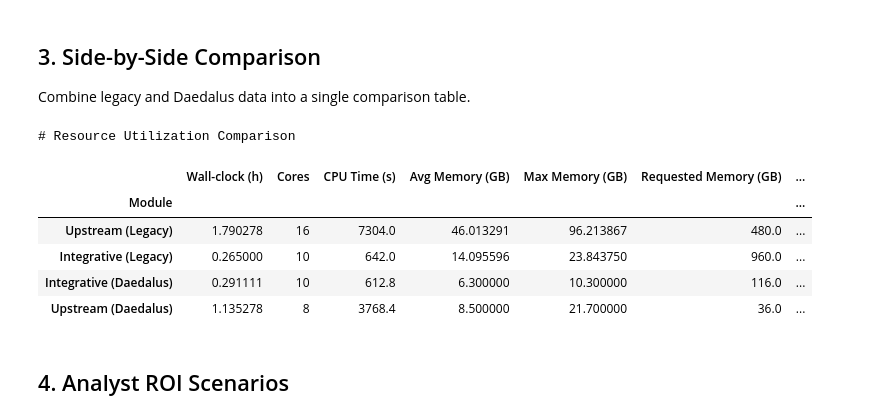
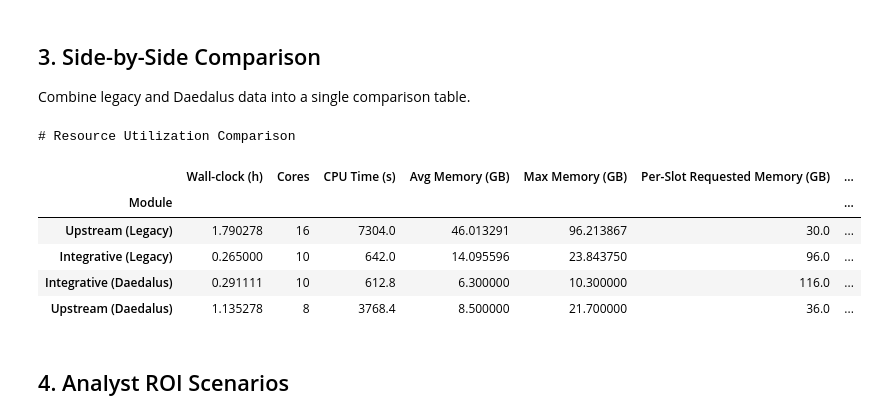
Before and after one commit to stjude-biohackathon/KIDS26-Team15, a Jupyter notebook: deliverables/roi-analysis/notebooks/archive/roi_analysis_legacy_vs_daedalus_prototype.ipynb, the cells around one changed output. Saved outputs shown, nothing was run; the diff lists cells and outputs as text; code cells hidden in the pictures.

```diff
--- a/deliverables/roi-analysis/notebooks/archive/roi_analysis_legacy_vs_daedalus_prototype.ipynb
+++ b/deliverables/roi-analysis/notebooks/archive/roi_analysis_legacy_vs_daedalus_prototype.ipynb
@@ -85,8 +83,6 @@ for name, metrics, results in [
     legacy_data.append({
         "Module": name,
         "Job ID": metrics.get('job_name', 'N/A'),
-        "LSF Job ID": metrics.get('lsf_job_id', 'N/A'),
-        "Status": metrics.get('lsf_status', 'DONE'),
         "Cores": metrics.get('cores', 0),
         "Per-Slot Mem Req (GB)": metrics.get('rusage_mem_gb', 0),
         "Wall-clock (h)": round(metrics.get('run_time_sec', 0) / 3600, 2),
@@ -131,13 +127,12 @@ for mod in daedalus_modules:
     daedalus_results[mod['module']] = (mod, results)
     daedalus_data_list.append({
         "Module": mod['module'].title(),
-        "LSF Job ID": mod.get('lsf_job_id', 'N/A'),
-        "Status": mod.get('lsf_status', 'DONE'),
         "Cores": mod.get('requested_cpu', 0),
-        "Mem Requested (GB)": mod.get('requested_memory_gb', 0),
+        "Per-Slot Mem Requested (GB)": mod.get('requested_memory_gb', 0),
         "Wall-clock (h)": round(mod.get('wall_time_sec', 0) / 3600, 2),
         "CPU Time (s)": mod.get('cpu_time_sec', 0),
         "Allocated Core-time (s)": round(mod.get('wall_time_sec', 0) * mod.get('requested_cpu', 0), 1),
+        "Total Requested Mem (GB)": round(metrics.get('total_requested_memory_gb', 0), 1),
         "Avg Memory (GB)": round(mod.get('actual_avg_memory_gb', 0), 1),
         "Max Memory (GB)": round(mod.get('actual_max_memory_gb', 0), 1),
         "Memory Util (%)": round(results.get('memory_utilization_pct', 0), 1),
@@ -171,39 +166,41 @@ for name, metrics, results in [
         "Wall-clock (h)": metrics.get('run_time_sec', 0) / 3600,
         "Cores": metrics.get('cores', 0),
         "CPU Time (s)": metrics.get('cpu_time_sec', 0),
         "Avg Memory (GB)": metrics.get('avg_memory_mb', 0) / 1024,
         "Max Memory (GB)": metrics.get('max_memory_mb', 0) / 1024,
-        "Requested Memory (GB)": metrics.get('total_requested_memory_mb', 0) / 1024,
+        "Per-Slot Requested Memory (GB)": metrics.get('rusage_mem_gb', 0),
+        "Total Requested Mem (GB)": round(metrics.get('total_requested_memory_mb', 0) / 1024, 1),
         "Memory Util (%)": results.get('memory_utilization_pct', 0),
         "CPU Util (%)": results.get('cpu_utilization_pct', 0),
     })
 
 # Daedalus data
 for mod_name, (mod, results) in daedalus_results.items():
     comparison_data.append({
         "Module": f"{mod_name.title()} (Daedalus)",
         "Wall-clock (h)": mod.get('wall_time_sec', 0) / 3600,
         "Cores": mod.get('requested_cpu', 0),
         "CPU Time (s)": mod.get('cpu_time_sec', 0),
         "Avg Memory (GB)": mod.get('actual_avg_memory_gb', 0),
         "Max Memory (GB)": mod.get('actual_max_memory_gb', 0),
-        "Requested Memory (GB)": mod.get('requested_memory_gb', 0),
+        "Per-Slot Requested Memory (GB)": mod.get('requested_memory_gb', 0),
+        "Total Requested Mem (GB)": round(mod.get('requested_memory_gb', 0) * mod.get('requested_cpu', 0), 1),
         "Memory Util (%)": results.get('memory_utilization_pct', 0),
         "CPU Util (%)": results.get('cpu_utilization_pct', 0),
     })
 
 df = pd.DataFrame(comparison_data)
 df = df.set_index("Module")
 
 print("# Resource Utilization Comparison")
 print()
 df
 # %% [output]
 # Resource Utilization Comparison
-|  | Wall-clock (h) | Cores | CPU Time (s) | Avg Memory (GB) | Max Memory (GB) | Requested Memory (GB) | ... |
+|  | Wall-clock (h) | Cores | CPU Time (s) | Avg Memory (GB) | Max Memory (GB) | Per-Slot Requested Memory (GB) | ... |
 | Module |  |  |  |  |  |  | ... |
-| Upstream (Legacy) | 1.790278 | 16 | 7304.0 | 46.013291 | 96.213867 | 480.0 | ... |
-| Integrative (Legacy) | 0.265000 | 10 | 642.0 | 14.095596 | 23.843750 | 960.0 | ... |
+| Upstream (Legacy) | 1.790278 | 16 | 7304.0 | 46.013291 | 96.213867 | 30.0 | ... |
+| Integrative (Legacy) | 0.265000 | 10 | 642.0 | 14.095596 | 23.843750 | 96.0 | ... |
 | Integrative (Daedalus) | 0.291111 | 10 | 612.8 | 6.300000 | 10.300000 | 116.0 | ... |
 | Upstream (Daedalus) | 1.135278 | 8 | 3768.4 | 8.500000 | 21.700000 | 36.0 | ... |
 # %% [markdown]
```
Also changed, not shown: parts of 5 cells of this notebook, 4 other files.
